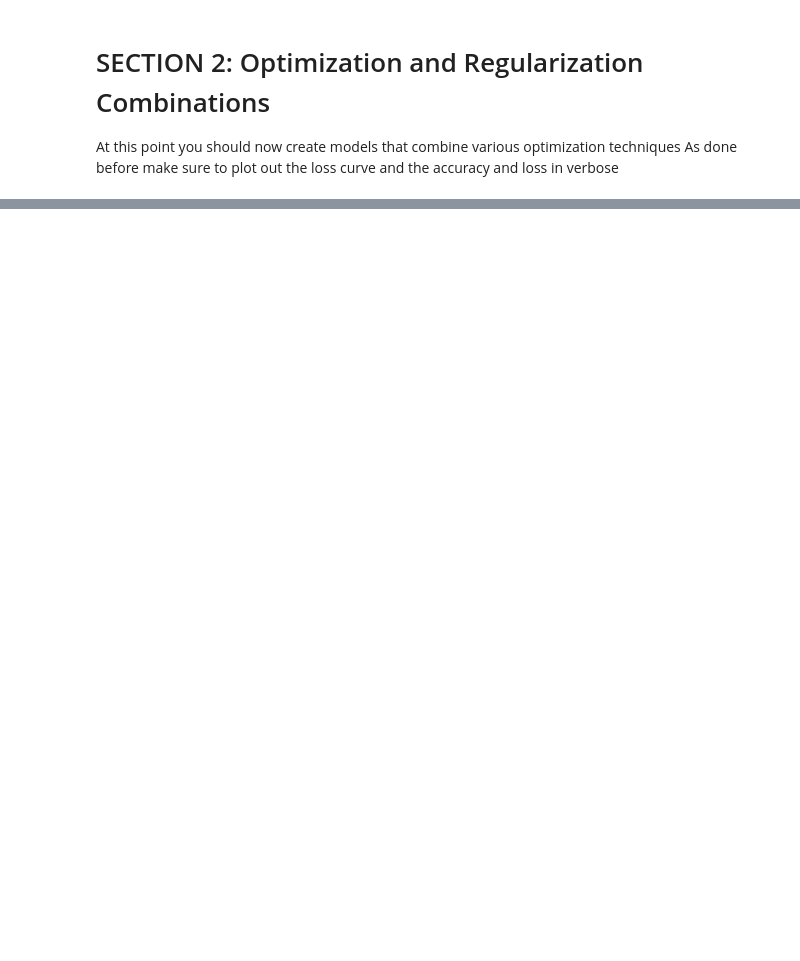
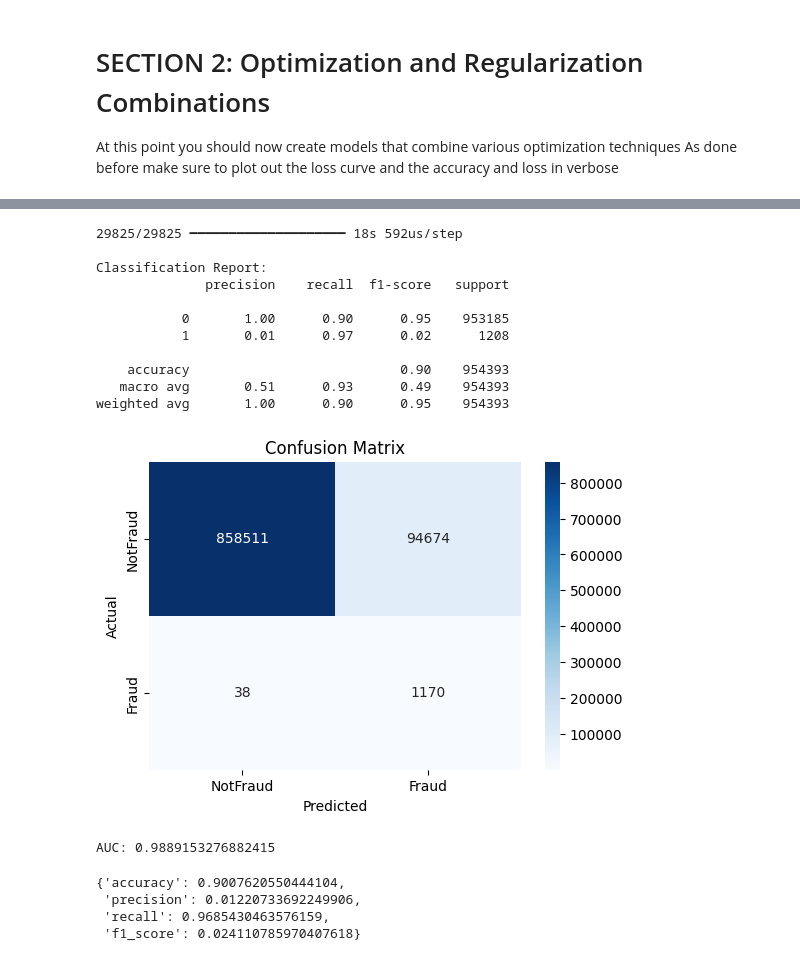
Before and after one commit to AkotoChristine/Online_Fraud_Detection, a Jupyter notebook: Summative_Intro_to_ml_[name_number]_assignment.ipynb, the cells around one changed output, grey strips where cells are left out. Drawn from its saved outputs; the diff is of its cells as text; code cells hidden in the pictures; blank space fills up the shorter version.

```diff
--- a/Summative_Intro_to_ml_[name_number]_assignment.ipynb
+++ b/Summative_Intro_to_ml_[name_number]_assignment.ipynb
@@ -253,0 +263,32 @@ SyntaxError: invalid syntax (1886056846.py, line 1)
+# %%
+from sklearn.metrics import accuracy_score, precision_score, recall_score, f1_score, classification_report, confusion_matrix
+
+def evaluate_model(model, X_test, y_test):
+    y_pred_probs = model.predict(X_test)
+    y_pred = (y_pred_probs > 0.5).astype(int)
+
+    # Computing metrics
+    accuracy = accuracy_score(y_test, y_pred)
+    precision = precision_score(y_test, y_pred)
+    recall = recall_score(y_test, y_pred)
+    f1= f1_score(y_test, y_pred, average='binary')
+
+    print("\nClassification Report:")
+    print(classification_report(y_test, y_pred))
+
+    # Confusion Matrix
+    cm = confusion_matrix(y_test, y_pred)
+    plt.figure(figsize=(6, 4))
+    sns.heatmap(cm, annot=True, fmt='d', cmap='Blues',
+            xticklabels=['NotFraud', 'Fraud'],
+            yticklabels=['NotFraud', 'Fraud'])  # Assuming 0=NotFraud, 1=Fraud
+
+    plt.xlabel('Predicted')
+    plt.ylabel('Actual')
+    plt.title('Confusion Matrix')
+    plt.show()
+
+    from sklearn.metrics import roc_auc_score
+    auc = roc_auc_score(y_test, y_pred_probs)
+    print(f"AUC: {auc}")
+    return {'accuracy': accuracy, 'precision': precision, 'recall': recall, 'f1_score': f1}
@@ -280,0 +365,21 @@ Epoch 48/50
+# %%
+# The data set was very skewed with not fraud cased being 99.8% of the data set. The model had a high accuracy but cant predict correctly. Hence, There will be a balanced X_test and y_test and y_test_balanced so see if the model can predict correctly.
+evaluate_model(model_1, X_test, y_test)
+# %% [output]
+29825/29825 ━━━━━━━━━━━━━━━━━━━━ 18s 592us/step
+
+Classification Report:
+              precision    recall  f1-score   support
+
+           0       1.00      0.90      0.95    953185
+           1       0.01      0.97      0.02      1208
+
+    accuracy                           0.90    954393
+   macro avg       0.51      0.93      0.49    954393
+weighted avg       1.00      0.90      0.95    954393
+[figure, added]
+AUC: 0.9889153276882415
+{'accuracy': 0.9007620550444104,
+ 'precision': 0.01220733692249906,
+ 'recall': 0.9685430463576159,
+ 'f1_score': 0.024110785970407618}
```
Also changed, not shown: parts of 39 cells of this notebook.
